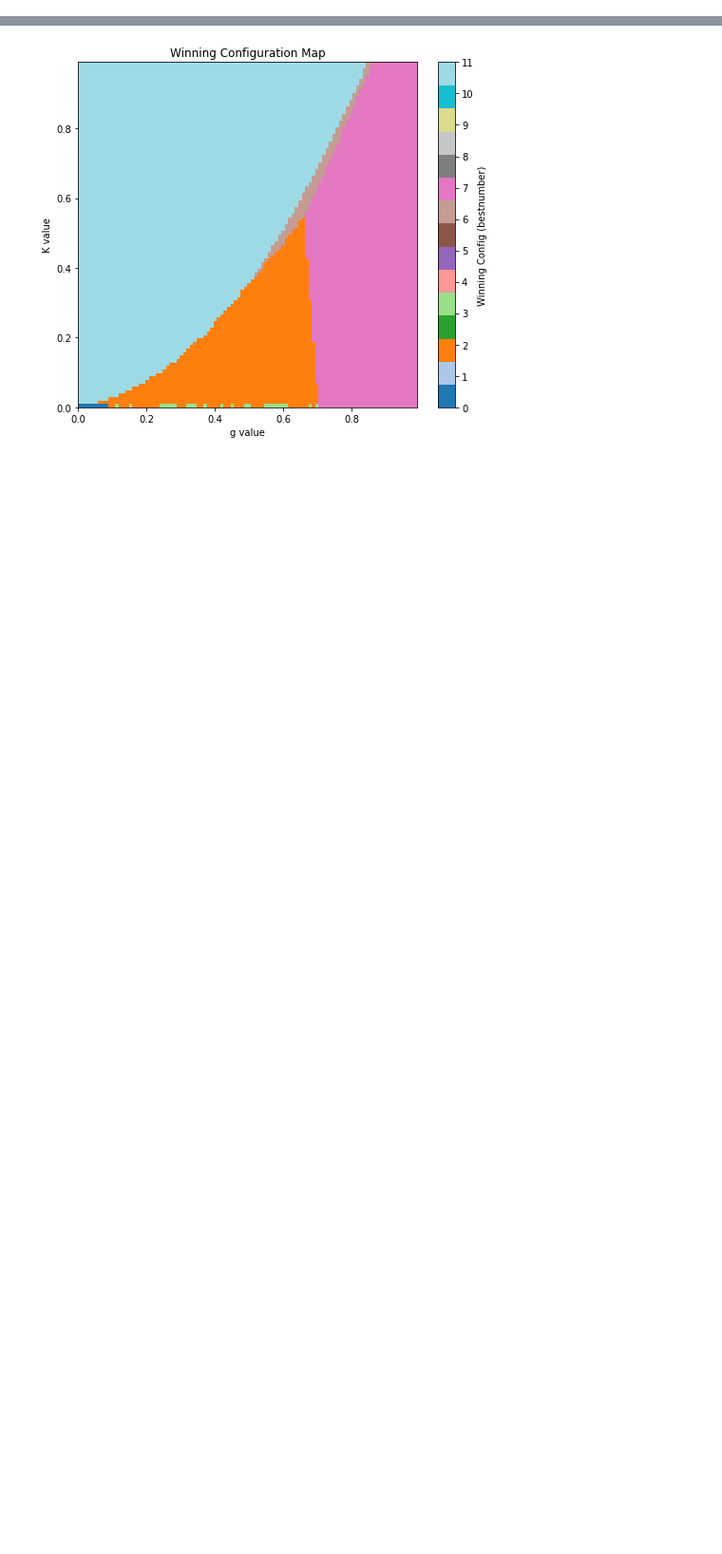
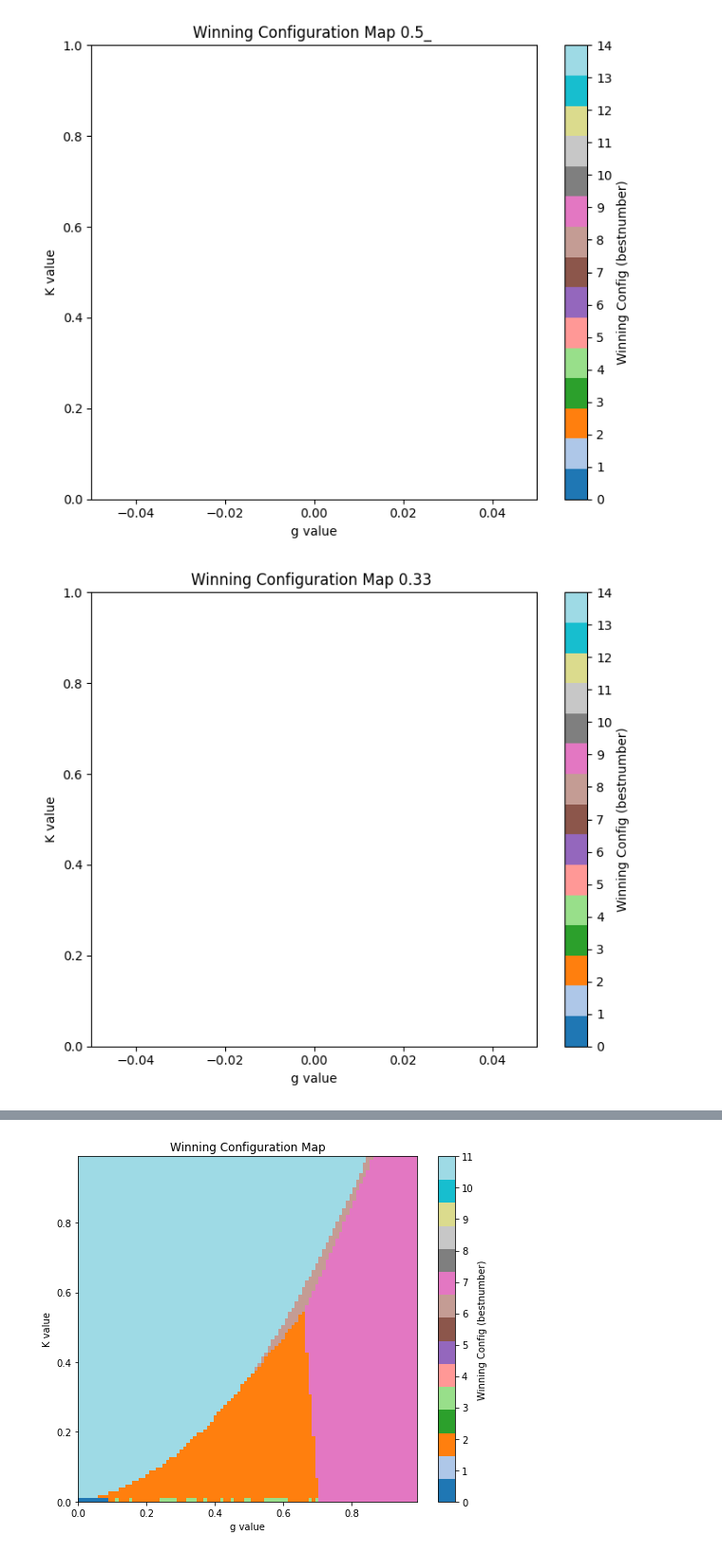
Before and after one commit to anandaguha/Kitaev-Diagnolization, a Jupyter notebook: notebooks/PlottingKitevValues.ipynb, the cells around one changed output, grey strips where cells are left out. Shown at 95% size. Cells and saved outputs as stored; diff of their text form; code cells hidden in the pictures; blank space fills up the shorter version.

```diff
--- a/notebooks/PlottingKitevValues.ipynb
+++ b/notebooks/PlottingKitevValues.ipynb
@@ -120,0 +134,7 @@ plot_best_config_csv("phase_results_100point_0.3333333333333333.csv", num_config
+# %%
+plot_best_config_csv("/Users/anandaguha/Projects/Kitaev-Diagnolization/KitNVal_12_TVal_0_Filling_0.5_DEBUG.csv", num_configs=15)
+plot_best_config_csv("/Users/anandaguha/Projects/Kitaev-Diagnolization/KitNVal_12_TVal_0_Filling_0.3333333333333333_DEBUG.csv", num_configs=15)
+plot_best_config_csv("/Users/anandaguha/Projects/Kitaev-Diagnolization/KitNVal_12_TVal_0_Filling_0.25_DEBUG.csv", num_configs=15)
+# %% [output]
+[figure, added]
+[figure, added]
```
Also changed, not shown: parts of 3 cells of this notebook, 4 other files.
